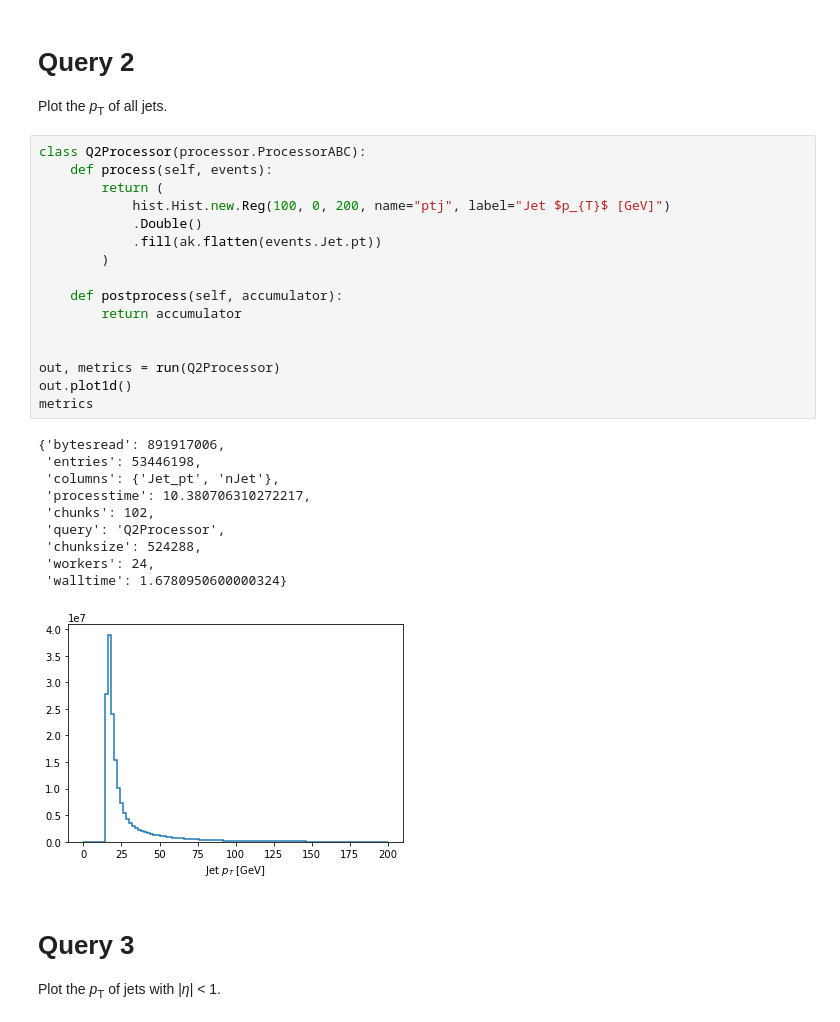
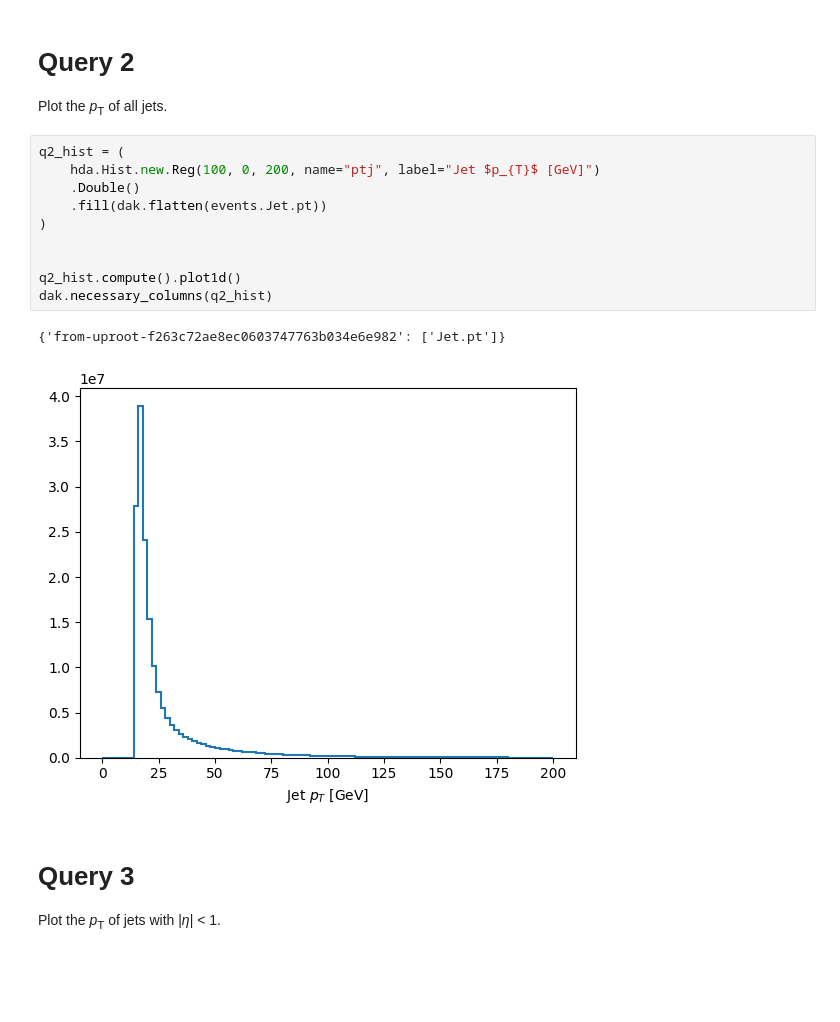
Before and after one commit to mats-playground/coffea-benchmarks, a Jupyter notebook: coffea-adl-benchmarks.ipynb, the cells around one changed output. Cells and saved outputs as stored; diff of their text form; blank space fills up the shorter version.

```diff
--- a/coffea-adl-benchmarks.ipynb
+++ b/coffea-adl-benchmarks.ipynb
@@ -67,32 +51,18 @@ metrics
 # Query 2
 Plot the <i>p</i><sub>T</sub> of all jets.
 # %%
-class Q2Processor(processor.ProcessorABC):
-    def process(self, events):
-        return (
-            hist.Hist.new.Reg(100, 0, 200, name="ptj", label="Jet $p_{T}$ [GeV]")
-            .Double()
-            .fill(ak.flatten(events.Jet.pt))
-        )
-
-    def postprocess(self, accumulator):
-        return accumulator
+q2_hist = (
+    hda.Hist.new.Reg(100, 0, 200, name="ptj", label="Jet $p_{T}$ [GeV]")
+    .Double()
+    .fill(dak.flatten(events.Jet.pt))
+)
 
 
-out, metrics = run(Q2Processor)
-out.plot1d()
-metrics
+q2_hist.compute().plot1d()
+dak.necessary_columns(q2_hist)
 # %% [output]
-{'bytesread': 891917006,
- 'entries': 53446198,
- 'columns': {'Jet_pt', 'nJet'},
- 'processtime': 10.380706310272217,
- 'chunks': 102,
- 'query': 'Q2Processor',
- 'chunksize': 524288,
- 'workers': 24,
- 'walltime': 1.6780950600000324}
+{'from-uproot-f263c72ae8ec0603747763b034e6e982': ['Jet.pt']}
-[figure, old version]
+[figure, new version]
 # %% [markdown]
 # Query 3
 Plot the <i>p</i><sub>T</sub> of jets with |<i>η</i>| < 1.
```
Also changed, not shown: parts of 8 cells of this notebook.
